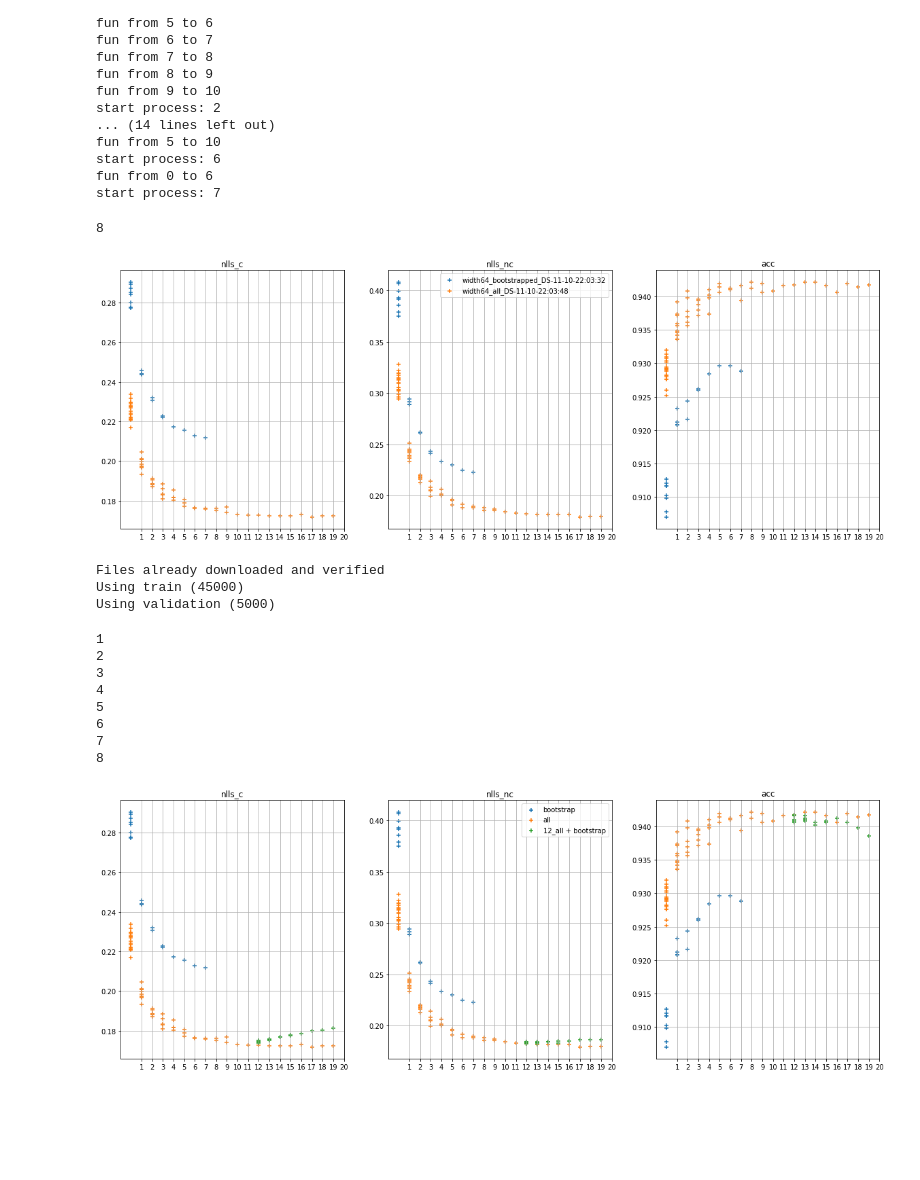
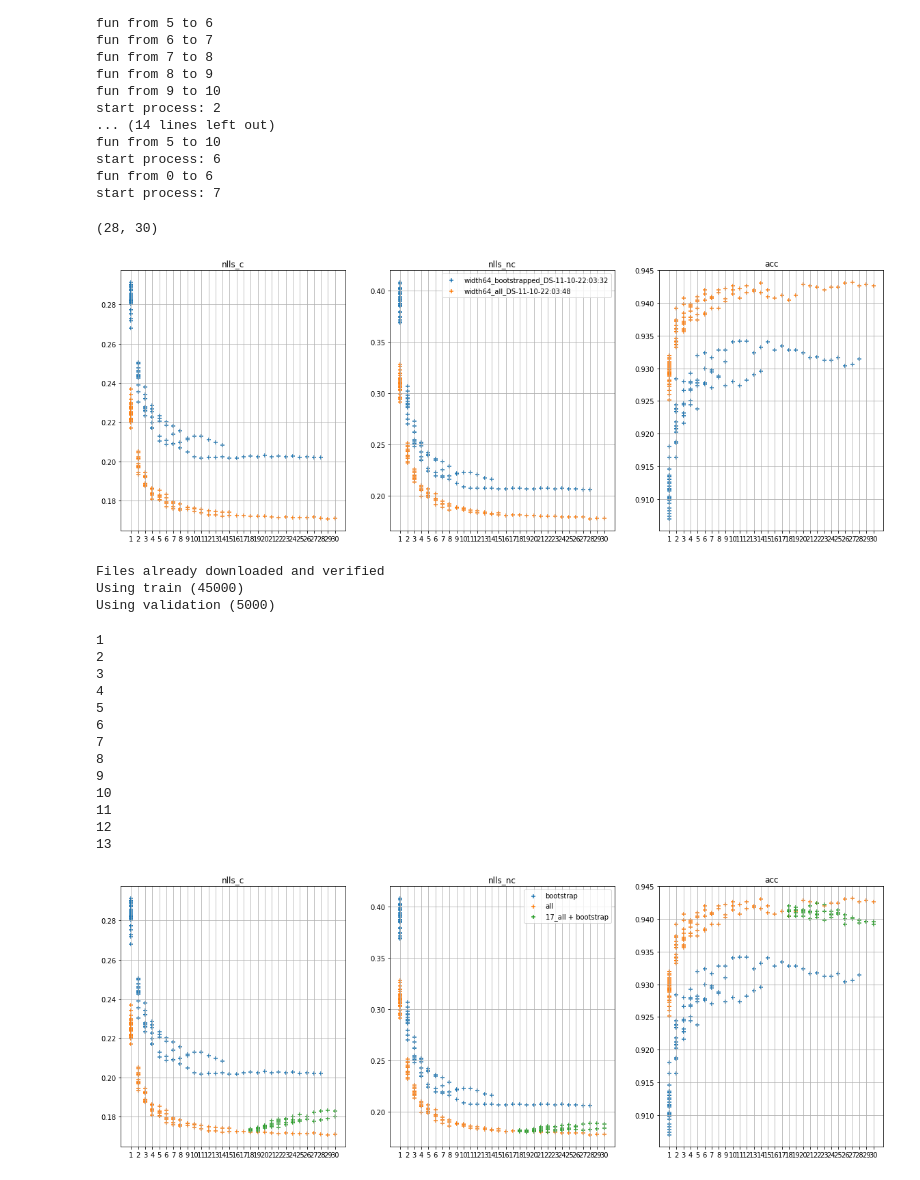
Before and after one commit to vshokorov/margin_based_ensembles_boosting, a Jupyter notebook: tests.ipynb, the cells around one changed output. Cells and saved outputs as stored; diff of their text form; code cells hidden in the pictures; blank space fills up the shorter version.

```diff
--- a/tests.ipynb
+++ b/tests.ipynb
@@ -121,7 +115,7 @@ start process: 6
 fun from 0 to 6
 start process: 7
 # %%
-with open('gather_logs/gather_nlls.py-setup2_optimal_CIFAR10_VGG16_regtest_run-11-13-16:53:19/output.out', 'r') as fr:
+with open('gather_logs/gather_nlls.py-setup2_optimal_CIFAR10_VGG16_regtest_run-11-15-18:25:38/output.out', 'r') as fr:
     l = fr.readlines()
 # %%
 import json
@@ -133,31 +127,31 @@ accs_global_or  = yaml.safe_load(l[-1].split('}')[2][2:] + '}')
 temps_global_or = yaml.safe_load(l[-1].split('}')[3][2:] + '}')
 boot_name, all_name = nlls_c_or.keys()
 # %%
-len(nlls_c_or[boot_name])
+len(nlls_c_or[boot_name]), len(nlls_c_or[all_name])
 # %% [output]
-8
+(28, 30)
 # %%
 fig, (ax1, ax2, ax3) = plt.subplots(1, 3, figsize = (20, 7))
 
 major_ticks = np.arange(1, max(len(nlls_c_or[boot_name]), len(nlls_c_or[all_name])) + 1, 1)
 
-a = ax1.scatter([j for j, sl in enumerate(nlls_c_or[boot_name]) for i in sl],
+a = ax1.scatter([j + 1 for j, sl in enumerate(nlls_c_or[boot_name]) for i in sl],
             [i for sl in nlls_c_or[boot_name] for i in sl], marker='+')
-b = ax1.scatter([j for j, sl in enumerate(nlls_c_or[all_name]) for i in sl],
+b = ax1.scatter([j + 1 for j, sl in enumerate(nlls_c_or[all_name]) for i in sl],
             [i for sl in nlls_c_or[all_name] for i in sl], marker='+')
 ax1.grid()
 ax1.set_xticks(major_ticks)
 ax1.set_title('nlls_c')
-ax2.scatter([j for j, sl in enumerate(nlls_nc_or[boot_name]) for i in sl],
+ax2.scatter([j + 1 for j, sl in enumerate(nlls_nc_or[boot_name]) for i in sl],
             [i for sl in nlls_nc_or[boot_name] for i in sl], marker='+', label='w' + boot_name)
-ax2.scatter([j for j, sl in enumerate(nlls_nc_or[all_name]) for i in sl],
+ax2.scatter([j + 1 for j, sl in enumerate(nlls_nc_or[all_name]) for i in sl],
             [i for sl in nlls_nc_or[all_name] for i in sl], marker='+', label='w' + all_name)
 ax2.grid()
 ax2.set_xticks(major_ticks)
 ax2.set_title('nlls_nc')
-ax3.scatter([j for j, sl in enumerate(accs_global_or[boot_name]) for i in sl],
+ax3.scatter([j + 1 for j, sl in enumerate(accs_global_or[boot_name]) for i in sl],
             [i for sl in accs_global_or[boot_name] for i in sl], marker='+')
-ax3.scatter([j for j, sl in enumerate(accs_global_or[all_name]) for i in sl],
+ax3.scatter([j + 1 for j, sl in enumerate(accs_global_or[all_name]) for i in sl],
             [i for sl in accs_global_or[all_name] for i in sl], marker='+')
 ax3.grid()
 ax3.set_xticks(major_ticks)
@@ -169,7 +163,7 @@ ax3.set_title('acc')
 ax2.legend()
 plt.show()
 # %% [output]
-[figure, old version]
+[figure, new version]
 # %%
 import os
 from gather_nlls_module import ComputeNLLs
@@ -247,11 +241,11 @@ nlls_c = []
 nlls_nc = []
 accs_global = []
 temps_global = []
-saturation_point = 12
+saturation_point = 17
 
 ps = sorted(preds.keys())[::-1]
 if setup == 1 or regime == "optimal":
-    leng = min(len(preds[boot_name]), max_enslen)
+    leng = min(len(preds[boot_name]), max_enslen, len(preds[all_name]) - saturation_point)
 
     for l in range(1, leng+1):
         print(l)
@@ -283,43 +277,48 @@ if setup == 1 or regime == "optimal":
 6
 7
 8
+9
+10
+11
+12
+13
 # %%
 fig, (ax1, ax2, ax3) = plt.subplots(1, 3, figsize = (20, 7))
 
 major_ticks = np.arange(1, max(len(nlls_c_or[boot_name]), len(nlls_c_or[all_name])) + 1, 1)
 
-ax1.scatter([j for j, sl in enumerate(nlls_c_or[boot_name]) for i in sl],
+ax1.scatter([j + 1 for j, sl in enumerate(nlls_c_or[boot_name]) for i in sl],
             [i for sl in nlls_c_or[boot_name] for i in sl], marker='+')
-ax1.scatter([j for j, sl in enumerate(nlls_c_or[all_name]) for i in sl],
+ax1.scatter([j + 1 for j, sl in enumerate(nlls_c_or[all_name]) for i in sl],
             [i for sl in nlls_c_or[all_name] for i in sl], marker='+')
-ax1.scatter([j + saturation_point for j, sl in enumerate(nlls_c) for i in sl],
+ax1.scatter([j + 1 + saturation_point for j, sl in enumerate(nlls_c) for i in sl],
             [i for sl in nlls_c for i in sl], marker='+')
 ax1.grid()
 ax1.set_xticks(major_ticks)
 ax1.set_title('nlls_c')
-ax2.scatter([j for j, sl in enumerate(nlls_nc_or[boot_name]) for i in sl],
+ax2.scatter([j + 1 for j, sl in enumerate(nlls_nc_or[boot_name]) for i in sl],
             [i for sl in nlls_nc_or[boot_name] for i in sl], marker='+', label='bootstrap')
-ax2.scatter([j for j, sl in enumerate(nlls_nc_or[all_name]) for i in sl],
+ax2.scatter([j + 1 for j, sl in enumerate(nlls_nc_or[all_name]) for i in sl],
             [i for sl in nlls_nc_or[all_name] for i in sl], marker='+', label='all')
-ax2.scatter([j + saturation_point for j, sl in enumerate(nlls_nc) for i in sl],
-            [i for sl in nlls_nc for i in sl], marker='+', label='12_all + bootstrap')
+ax2.scatter([j + 1 + saturation_point for j, sl in enumerate(nlls_nc) for i in sl],
+            [i for sl in nlls_nc for i in sl], marker='+', label=str(saturation_point) + '_all + bootstrap')
 ax2.grid()
 ax2.set_xticks(major_ticks)
 ax2.set_title('nlls_nc')
-ax3.scatter([j for j, sl in enumerate(accs_global_or[boot_name]) for i in sl],
+ax3.scatter([j + 1 for j, sl in enumerate(accs_global_or[boot_name]) for i in sl],
             [i for sl in accs_global_or[boot_name] for i in sl], marker='+')
-ax3.scatter([j for j, sl in enumerate(accs_global_or[all_name]) for i in sl],
+ax3.scatter([j + 1 for j, sl in enumerate(accs_global_or[all_name]) for i in sl],
             [i for sl in accs_global_or[all_name] for i in sl], marker='+')
-ax3.scatter([j + saturation_point for j, sl in enumerate(accs_global) for i in sl],
+ax3.scatter([j + 1 + saturation_point for j, sl in enumerate(accs_global) for i in sl],
             [i for sl in accs_global for i in sl], marker='+')
 ax3.grid()
 ax3.set_xticks(major_ticks)
 ax3.set_title('acc')
 
 
 # fig.suptitle('w' + a1)
 
 ax2.legend()
 plt.show()
 # %% [output]
-[figure, old version]
+[figure, new version]
```
Also changed, not shown: parts of 1 cell of this notebook, 2 other files.
